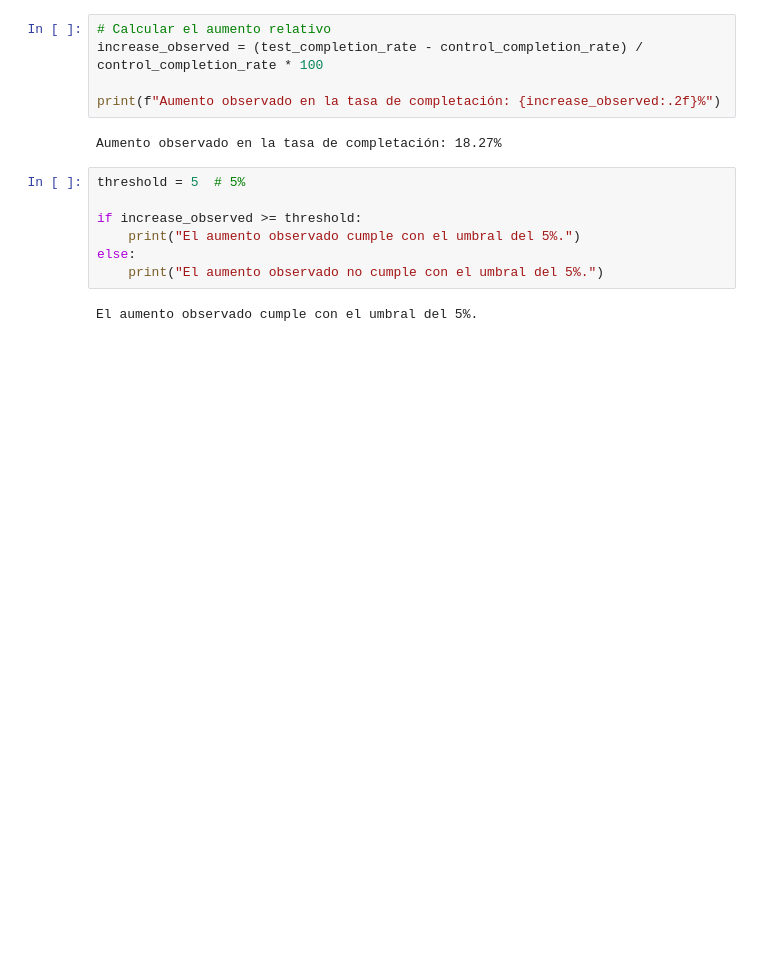
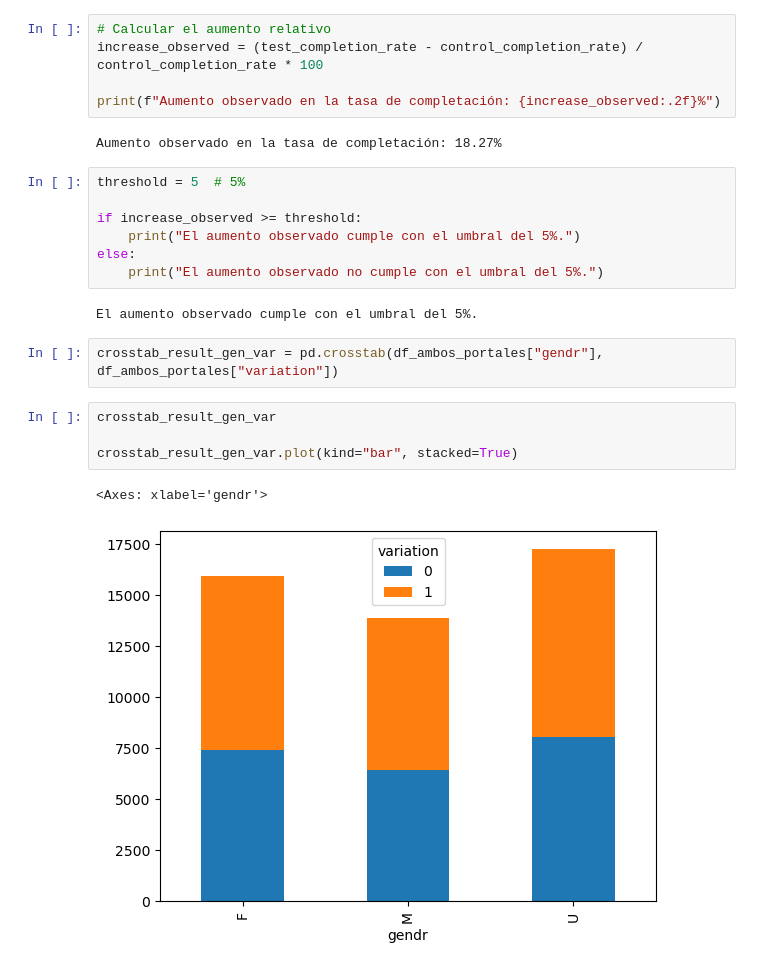
Before and after one commit to ivanalonsom/Project5_EDA_Inferential_Stats, a Jupyter notebook: main.ipynb, the cells around one changed output. Drawn from its saved outputs; the diff is of its cells as text; blank space fills up the shorter version.

```diff
--- a/main.ipynb
+++ b/main.ipynb
@@ -433,3 +417,12 @@ else:
     print("El aumento observado no cumple con el umbral del 5%.")
 # %% [output]
 El aumento observado cumple con el umbral del 5%.
+# %%
+crosstab_result_gen_var = pd.crosstab(df_ambos_portales["gendr"], df_ambos_portales["variation"])
+# %%
+crosstab_result_gen_var
+
+crosstab_result_gen_var.plot(kind="bar", stacked=True)
+# %% [output]
+<Axes: xlabel='gendr'>
+[figure, added]
```
Also changed, not shown: parts of 12 cells of this notebook, 1 other file.
